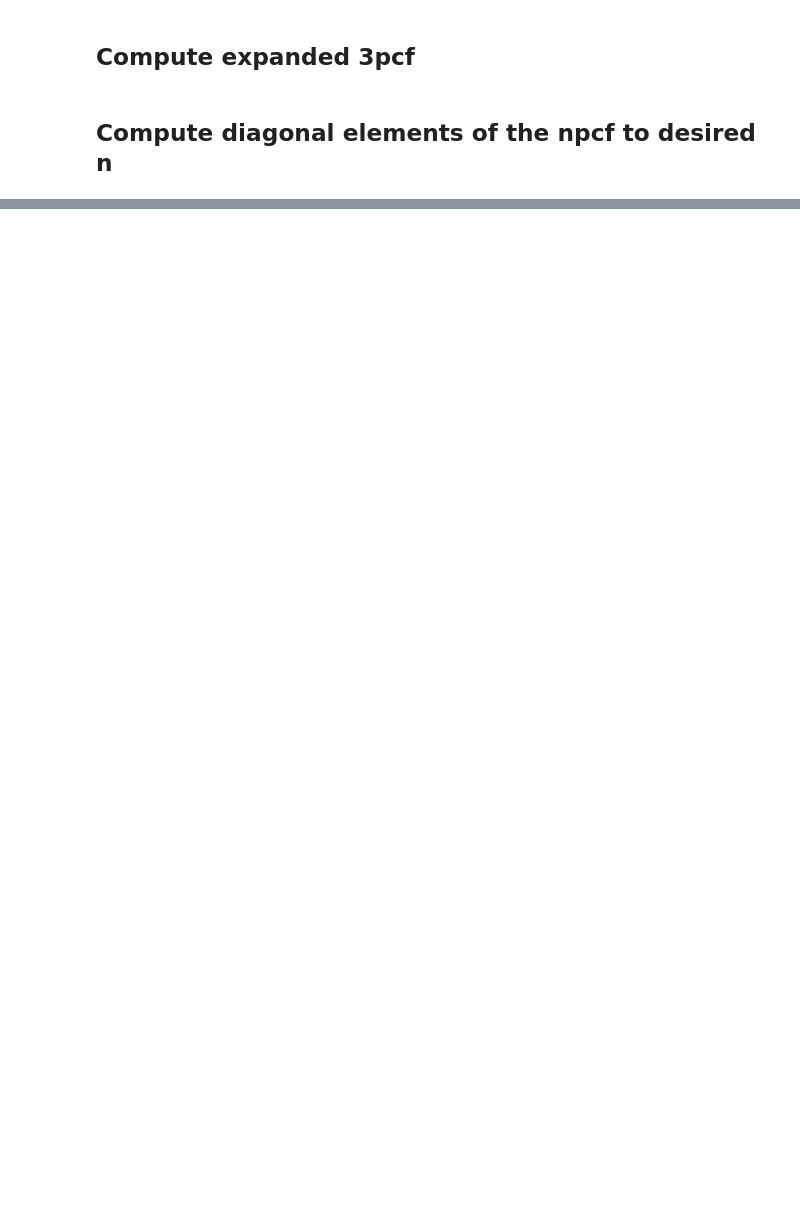
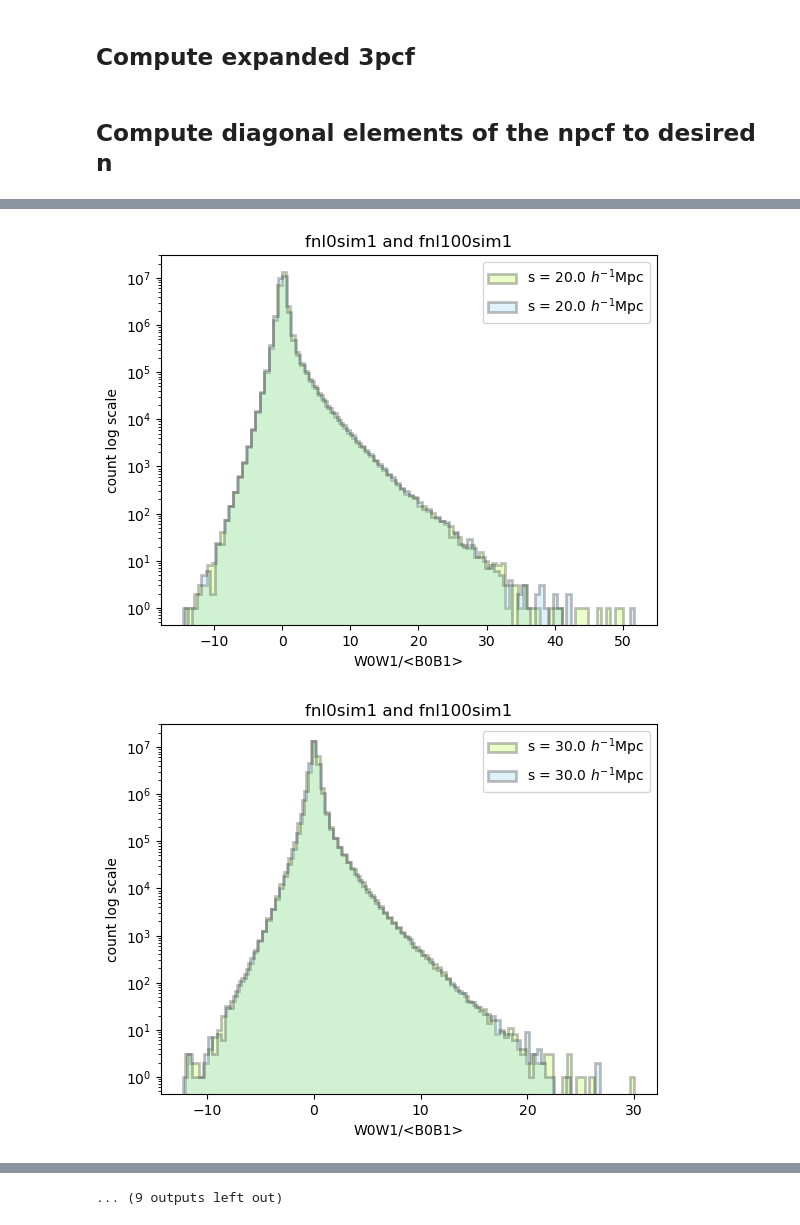
Before and after one commit to nhuja-m/divide_conker, a Jupyter notebook: corrfunc.ipynb, the cells around one changed output, grey strips where cells are left out. Saved outputs shown, nothing was run; the diff lists cells and outputs as text; code cells hidden in the pictures; blank space fills up the shorter version.

```diff
--- a/corrfunc.ipynb
+++ b/corrfunc.ipynb
@@ -125,0 +94,3 @@ ConKer Diag. npcf Summation Step took 1.5332242999893424 s CPU time
+# %%
+fnl0 = ProcessHistogram('fnl0sim1.fits', 'randoms.fits', 'ex_par.txt', 45)
+fnl100 = ProcessHistogram('fnl100sim1.fits', 'randoms.fits', 'ex_par.txt', 45)
@@ -125,0 +120,5 @@ ConKer Diag. npcf Summation Step took 1.5332242999893424 s CPU time
+# %%
+PlotHistograms(fnl0, fnl100)
+# %% [output]
+[figure, added]
+[figure, added]
@@ -125,0 +135 @@ ConKer Diag. npcf Summation Step took 1.5332242999893424 s CPU time
+... (9 outputs left out)
```
Also changed, not shown: parts of 9 cells of this notebook.
